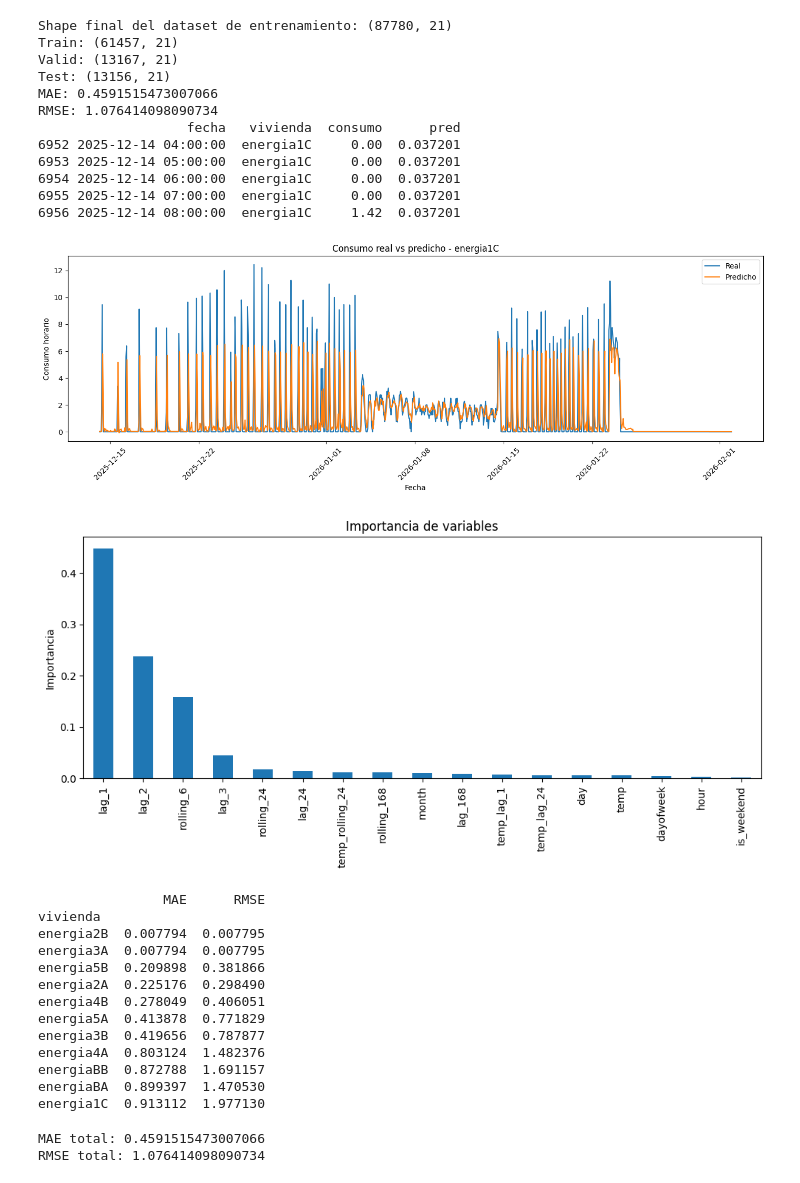
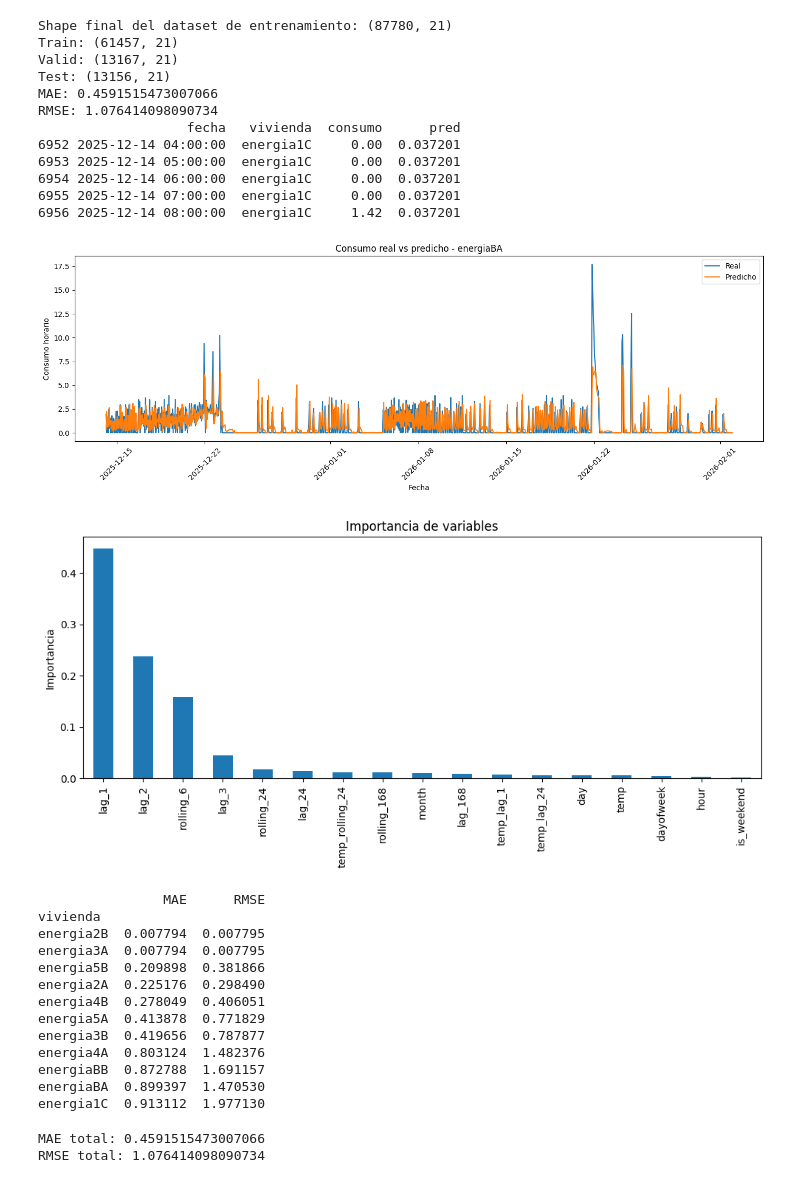
Before and after one commit to lauragomezpena/TFG_energia_comunidad, a Jupyter notebook: data/prediction_models.ipynb, the cells around one changed output. Drawn from its saved outputs; the diff is of its cells as text; code cells hidden in the pictures.

```diff
--- a/data/prediction_models.ipynb
+++ b/data/prediction_models.ipynb
@@ -770,7 +770,7 @@ metricas = guardar_metricas_modelo(
 # =========================================================
 # 15. VISUALIZAR UNA VIVIENDA
 # =========================================================
-vivienda_ejemplo = "energia1C"
+vivienda_ejemplo = "energiaBA"
 
 r = results_temp[results_temp["vivienda"] == vivienda_ejemplo].copy()
 
@@ -784,34 +784,34 @@ plt.legend()
 plt.xticks(rotation=45)
 plt.tight_layout()
 plt.show()
 
 # =========================================================
 # 16. IMPORTANCIA DE VARIABLES
 # =========================================================
 importancias = pd.Series(model_temp.feature_importances_, index=features).sort_values(ascending=False)
 
 plt.figure(figsize=(10, 5))
 importancias.plot(kind="bar")
 plt.title("Importancia de variables")
 plt.ylabel("Importancia")
 plt.tight_layout()
 plt.show()
 
 # =========================================================
 # 17. MÉTRICAS POR VIVIENDA
 # =========================================================
 metricas_por_vivienda = (
     results_temp.groupby("vivienda")
     .apply(lambda g: pd.Series({
         "MAE": mean_absolute_error(g["consumo"], g["pred"]),
         "RMSE": np.sqrt(mean_squared_error(g["consumo"], g["pred"]))
     }))
     .sort_values("MAE")
 )
 
 print(metricas_por_vivienda)
 # %% [output]
-[figure, old version]
+[figure, new version]
 [figure]
                 MAE      RMSE
 vivienda
```
Also changed, not shown: 9 other files.
